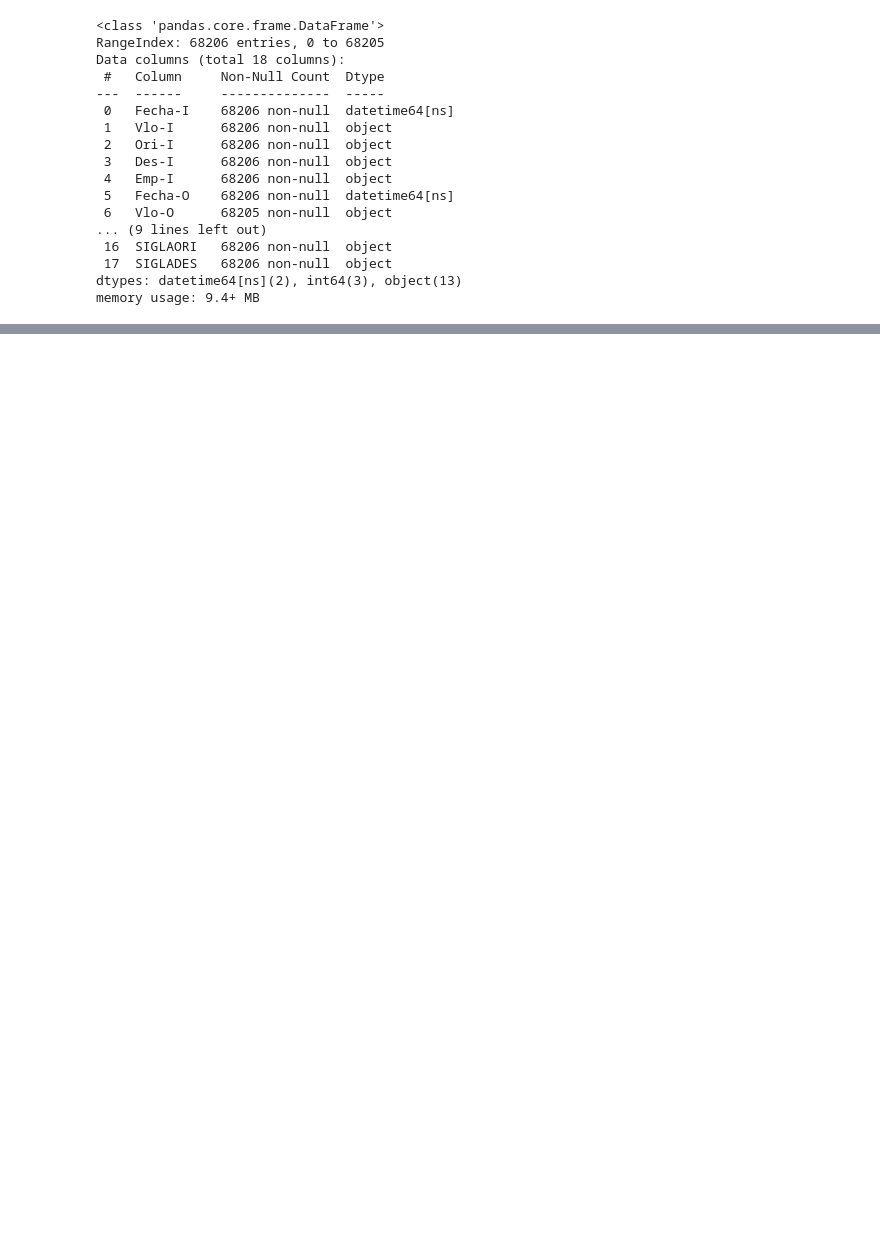
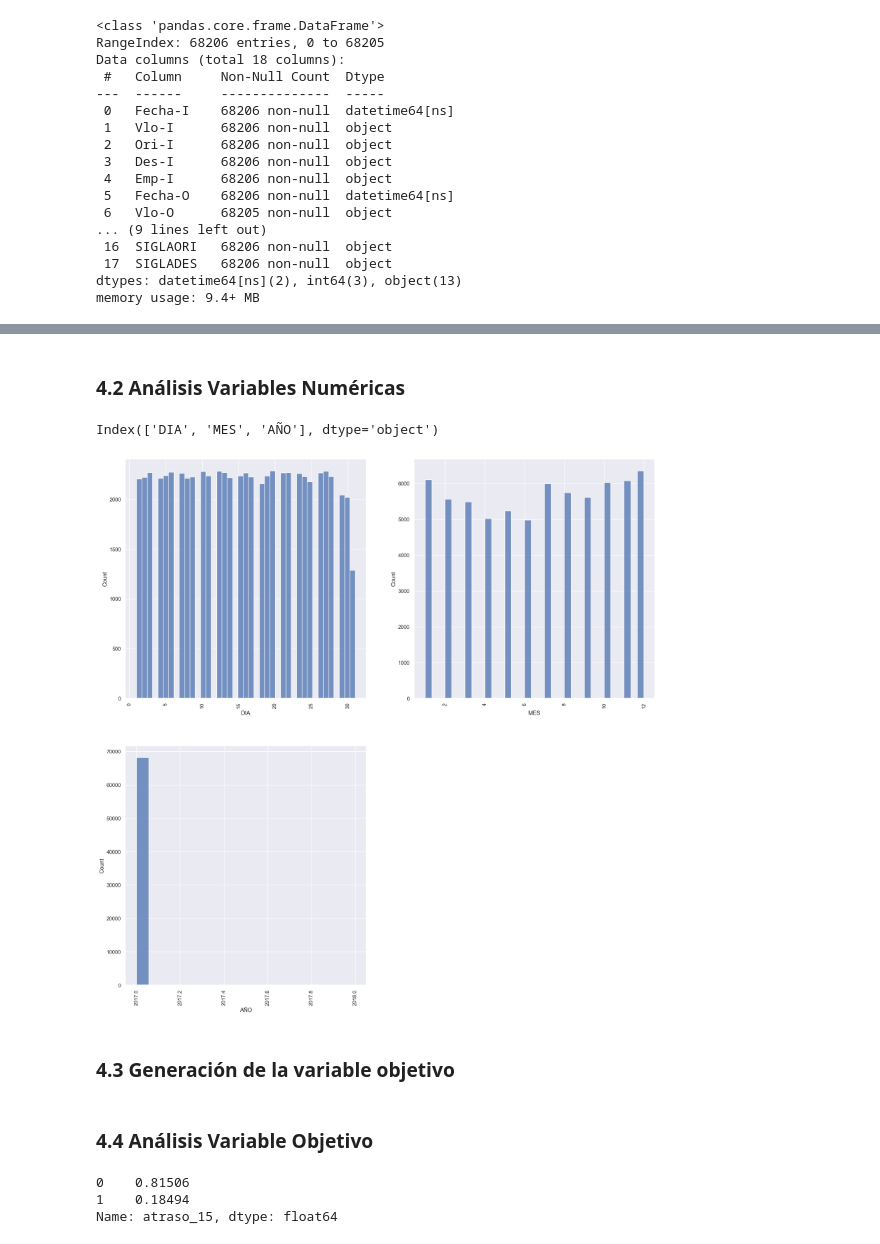
Before and after one commit to clcollao/pred_atraso_vuelos, a Jupyter notebook: pred_atraso_vuelos/prediccion_atraso_vuelos.ipynb, the cells around one changed output, grey strips where cells are left out. Cells and saved outputs as stored; diff of their text form; code cells hidden in the pictures; blank space fills up the shorter version.

```diff
--- a/pred_atraso_vuelos/prediccion_atraso_vuelos.ipynb
+++ b/pred_atraso_vuelos/prediccion_atraso_vuelos.ipynb
@@ -74,0 +147,7 @@ memory usage: 9.4+ MB
+# %%
+# Validación que los datos de origen y destino en las variables destino,
+# número de vuelo y empresa que realiza el vuelo.
+
+df['diff_des'] = np.where(df['Des-I'] == df['Des-O'],1,0)
+df['diff_vlo'] = np.where(df['Vlo-I'] == df['Vlo-O'],1,0)
+df['diff_emp'] = np.where(df['Emp-I'] == df['Emp-O'],1,0)
@@ -74,0 +220,21 @@ memory usage: 9.4+ MB
+# %% [markdown]
+### 4.2 Análisis Variables Numéricas
+# %%
+numericas = df.select_dtypes(include=[int])
+# %%
+numericas.columns[:3]
+# %% [output]
+Index(['DIA', 'MES', 'AÑO'], dtype='object')
+# %%
+# Visualización variables númericas
+
+plt.figure(figsize=(20,20))
+
+for i,col in enumerate(numericas.columns[:3],1):
+    plt.subplot(2,2,i)
+    sns.histplot(data=numericas, x=col)
+    plt.xticks(rotation=90)
+# %% [output]
+[figure, added]
+# %% [markdown]
+### 4.3 Generación de la variable objetivo
@@ -74,0 +246,10 @@ memory usage: 9.4+ MB
+# %% [markdown]
+### 4.4 Análisis Variable Objetivo
+# %%
+# Frecuencia relativa de las clases en la variable objetivo
+
+df['atraso_15'].value_counts(normalize=True)
+# %% [output]
+0    0.81506
+1    0.18494
+Name: atraso_15, dtype: float64
```
Also changed, not shown: parts of 31 cells of this notebook.
